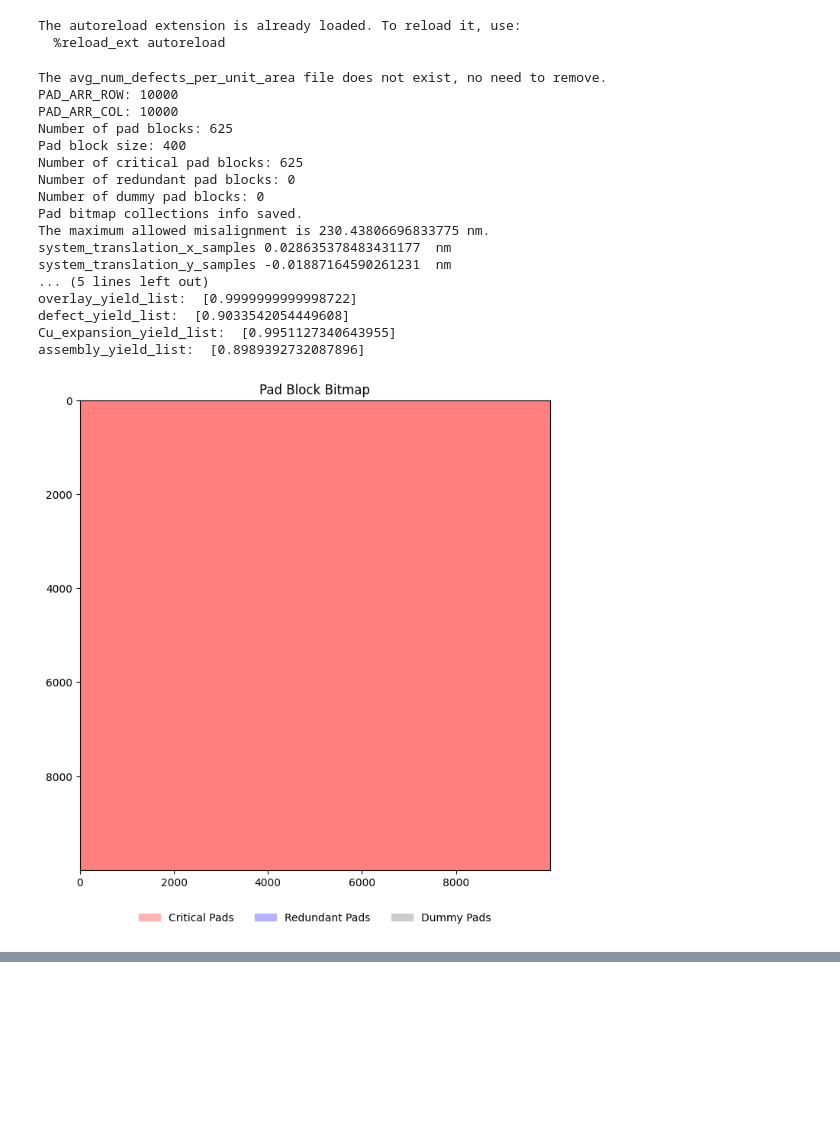
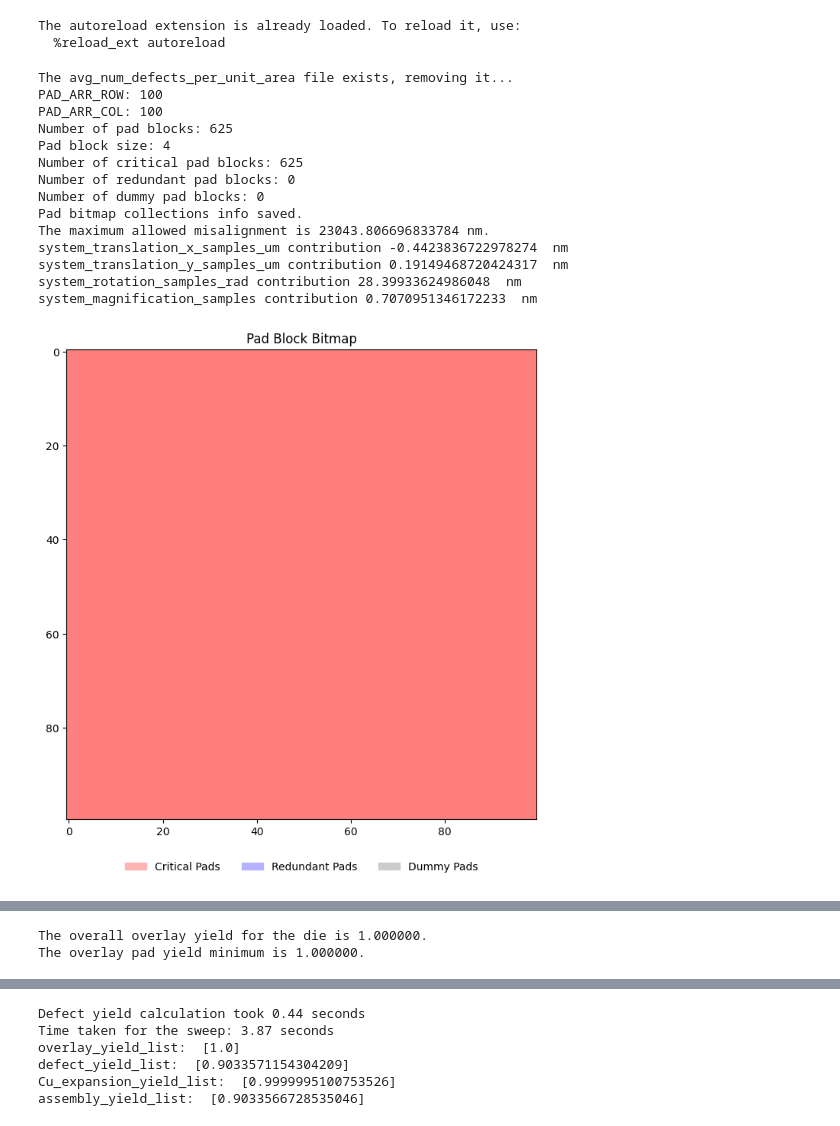
Before and after one commit to nanocad-lab/YAP, a Jupyter notebook: D2W/calculator_main.ipynb, the cells around one changed output, grey strips where cells are left out. Drawn from its saved outputs; the diff is of its cells as text; code cells hidden in the pictures; blank space fills up the shorter version.

Commit message:
Support D2W pad-level yield calculation

```diff
--- a/D2W/calculator_main.ipynb
+++ b/D2W/calculator_main.ipynb
@@ -27,21 +27,20 @@ num_points = 1 # Number of points for parameter sweep
 
 # Parameter lists that you want to sweep
 die_size_list = np.linspace(10e3, 10e3, num_points)
-pitch_list = np.linspace(1, 1, num_points)
+PITCH_um_list = np.linspace(100, 100, num_points)
 particle_density_list = np.linspace(1e-9, 1e-9, num_points)
 # particle_density_list = np.linspace(1e-9, 1e-9, num_points)  # More uniform distribution
 t_0_list = np.linspace(0.1, 0.1, num_points)
 dish_std_list = np.linspace(1, 1, num_points)
 translation_list = np.linspace(0, 0, num_points)
-rotation_mean_list = np.linspace(1e-6, 1e-6, num_points)
-Roughness_sigma_list = np.linspace(1.0e-9, 1.0e-9, num_points)
-PAD_BOT_R_ratio_list = np.linspace(0.5, 0.5, num_points)
-PAD_TOP_R_ratio_list = np.linspace(2/3, 2/3, num_points)
-bow_difference_mean_list = np.linspace(0.5, 0.5, num_points)
+rotation_mean_list = np.linspace(2e-6, 2e-6, num_points)
+Roughness_sigma_m_list = np.linspace(1.0e-9, 1.0e-9, num_points)
+PAD_BOT_R_um_ratio_list = np.linspace(0.5, 0.5, num_points)
+PAD_TOP_R_um_ratio_list = np.linspace(2/3, 2/3, num_points)
+BOW_DIFFERENCE_MEAN_um_list = np.linspace(0.5, 0.5, num_points)
 reuse_dilation = False       # You can set this flag to be True to reuse the dilation result
                             # For example, when you are sweeping particle densities, pad layout is not changing,
                             # so you can reuse the dilation result to save computation time
-
 
 if os.path.exists('pad_bitmap/avg_num_defects_per_unit_area.npy'):
     print("The avg_num_defects_per_unit_area file exists, removing it...")
@@ -61,68 +60,65 @@ Cu_expansion_yield_list = []
 
 for i in range(num_points):
     # Update parameters
-    cfg.DIE_W = float(die_size_list[i])  # die width (um)
-    cfg.DIE_L = float(die_size_list[i])  # die length (um)
-    cfg.PITCH = float(pitch_list[i])  # pitch (um)
-    cfg.PAD_TOP_R_ratio = float(PAD_TOP_R_ratio_list[i])  # top Cu pad radius ratio
-    cfg.PAD_BOT_R_ratio = float(PAD_BOT_R_ratio_list[i])  # bottom Cu pad radius ratio
-    cfg.SYSTEM_TRANSLATION_X_MEAN = float(translation_list[i])  # systematic translation mean (um) - x direction
-    cfg.SYSTEM_TRANSLATION_Y_MEAN = float(translation_list[i])  # systematic translation mean (um) - y direction
-    cfg.SYSTEM_ROTATION_MEAN = float(rotation_mean_list[i])  # systematic rotation mean (rad)
+    cfg.DIE_W_um = float(die_size_list[i])  # die width (um)
+    cfg.DIE_L_um = float(die_size_list[i])  # die length (um)
+    cfg.PITCH_um = float(PITCH_um_list[i])  # PITCH_um (um)
+    cfg.PAD_TOP_R_um_ratio = float(PAD_TOP_R_um_ratio_list[i])  # top Cu pad radius ratio
+    cfg.PAD_BOT_R_um_ratio = float(PAD_BOT_R_um_ratio_list[i])  # bottom Cu pad radius ratio
+    cfg.SYSTEM_TRANSLATION_X_MEAN_um = float(translation_list[i])  # systematic translation mean (um) - x direction
+    cfg.SYSTEM_TRANSLATION_Y_MEAN_um = float(translation_list[i])  # systematic translation mean (um) - y direction
+    cfg.SYSTEM_ROTATION_MEAN_rad = float(rotation_mean_list[i])  # systematic rotation mean (rad)
     cfg.D0 = float(particle_density_list[i])  # particle density (um^{-2})
     cfg.t_0 = float(t_0_list[i])  # smallest particle thickness (um)
-    cfg.BOW_DIFFERENCE_MEAN = float(bow_difference_mean_list[i])  # bow difference mean (um)
-    cfg.TOP_DISH_STD = float(dish_std_list[i])  # Top Cu pad dish standard deviation (nm)
-    cfg.BOT_DISH_STD = float(dish_std_list[i])  # Bottom Cu pad dish standard deviation (nm)
-    cfg.Roughness_sigma = float(Roughness_sigma_list[i])  # Surface roughness standard deviation (m)
+    cfg.BOW_DIFFERENCE_MEAN_um = float(BOW_DIFFERENCE_MEAN_um_list[i])  # bow difference mean (um)
+    cfg.TOP_DISH_STD_nm = float(dish_std_list[i])  # Top Cu pad dish standard deviation (nm)
+    cfg.BOT_DISH_STD_nm = float(dish_std_list[i])  # Bottom Cu pad dish standard deviation (nm)
+    cfg.Roughness_sigma_m = float(Roughness_sigma_m_list[i])  # Surface roughness standard deviation (m)
     cfg.redundant_logical_pad_dist = 2.0
     # Update above parameters in the configuration
     update_config_items(cfg=cfg, mode='d2w_modeling')
 
-    if cfg.PITCH >= 1.0:
+    if cfg.PITCH_um >= 1.0:
         if reuse_dilation == False or not os.path.exists('pad_bitmap/avg_num_defects_per_unit_area.npy'):
             pad_bitmap_collection = pad_bitmap_generate_random(cfg=cfg,
                                                                pad_layout_pattern='center')
     else:
-        print("Pitch is too small, read existing pad bitmap collection.")
+        print("PITCH_um is too small, read existing pad bitmap collection.")
         pad_bitmap_collection = np.load('pad_bitmap/bitmap_collection.npy', allow_pickle=True).item()
         pad_bitmap_collection["pad_block_size"] = cfg.pad_block_size
         pad_bitmap_collection["num_critical_pads"] = cfg.PAD_ARR_ROW * cfg.PAD_ARR_COL * cfg.critical_pad_ratio
         pad_bitmap_collection["num_redundant_logical_pads"] = cfg.PAD_ARR_ROW * cfg.PAD_ARR_COL * cfg.redundant_pad_ratio * cfg.redundant_logical_pad_ratio
         pad_bitmap_collection["redundant_logical_pad_copy"] = cfg.redundant_logical_pad_copy
 
 
     # Calculate the yield
     start_time = time.time()
     assembly_yield, overlay_yield, defect_yield, Cu_expansion_yield = Assembly_Yield_Calculator(
         cfg=cfg,
         pad_bitmap_collection=pad_bitmap_collection,
     )
     assembly_yield_list.append(assembly_yield)
     overlay_yield_list.append(overlay_yield)
     defect_yield_list.append(defect_yield)
     Cu_expansion_yield_list.append(Cu_expansion_yield)
     print("Time taken for the sweep: {:.2f} seconds".format(time.time() - start_time))
 print("overlay_yield_list: ", overlay_yield_list)
 print("defect_yield_list: ", defect_yield_list)
 print("Cu_expansion_yield_list: ", Cu_expansion_yield_list)
 print("assembly_yield_list: ", assembly_yield_list)
 # %% [output]
-The avg_num_defects_per_unit_area file does not exist, no need to remove.
-PAD_ARR_ROW: 10000
-PAD_ARR_COL: 10000
+The avg_num_defects_per_unit_area file exists, removing it...
+PAD_ARR_ROW: 100
+PAD_ARR_COL: 100
 Number of pad blocks: 625
-Pad block size: 400
+Pad block size: 4
 Number of critical pad blocks: 625
 Number of redundant pad blocks: 0
 Number of dummy pad blocks: 0
 Pad bitmap collections info saved.
-The maximum allowed misalignment is 230.43806696833775 nm.
-system_translation_x_samples 0.028635378483431177  nm
-system_translation_y_samples -0.01887164590261231  nm
-... (5 lines left out)
-overlay_yield_list:  [0.9999999999998722]
-defect_yield_list:  [0.9033542054449608]
-Cu_expansion_yield_list:  [0.9951127340643955]
-assembly_yield_list:  [0.8989392732087896]
+The maximum allowed misalignment is 23043.806696833784 nm.
+system_translation_x_samples_um contribution -0.4423836722978274  nm
+system_translation_y_samples_um contribution 0.19149468720424317  nm
+system_rotation_samples_rad contribution 28.39933624986048  nm
+system_magnification_samples contribution 0.7070951346172233  nm
-[figure, old version]
+[figure, new version]
@@ -128,0 +126,2 @@ assembly_yield_list:  [0.8989392732087896]
+The overall overlay yield for the die is 1.000000.
+The overlay pad yield minimum is 1.000000.
@@ -129,3 +129,9 @@ assembly_yield_list:  [0.8989392732087896]
+Defect yield calculation took 0.44 seconds
+Time taken for the sweep: 3.87 seconds
+overlay_yield_list:  [1.0]
+defect_yield_list:  [0.9033571154304209]
+Cu_expansion_yield_list:  [0.9999995100753526]
+assembly_yield_list:  [0.9033566728535046]
 # %%
 # np.save('correlation/particle_density/calc_df_yield_list_pd_-10_-7d6_size_1e4_300params_400dim.npy', defect_yield_list)
 # %%
```
Also changed, not shown: parts of 5 cells of this notebook, 35 other files.
